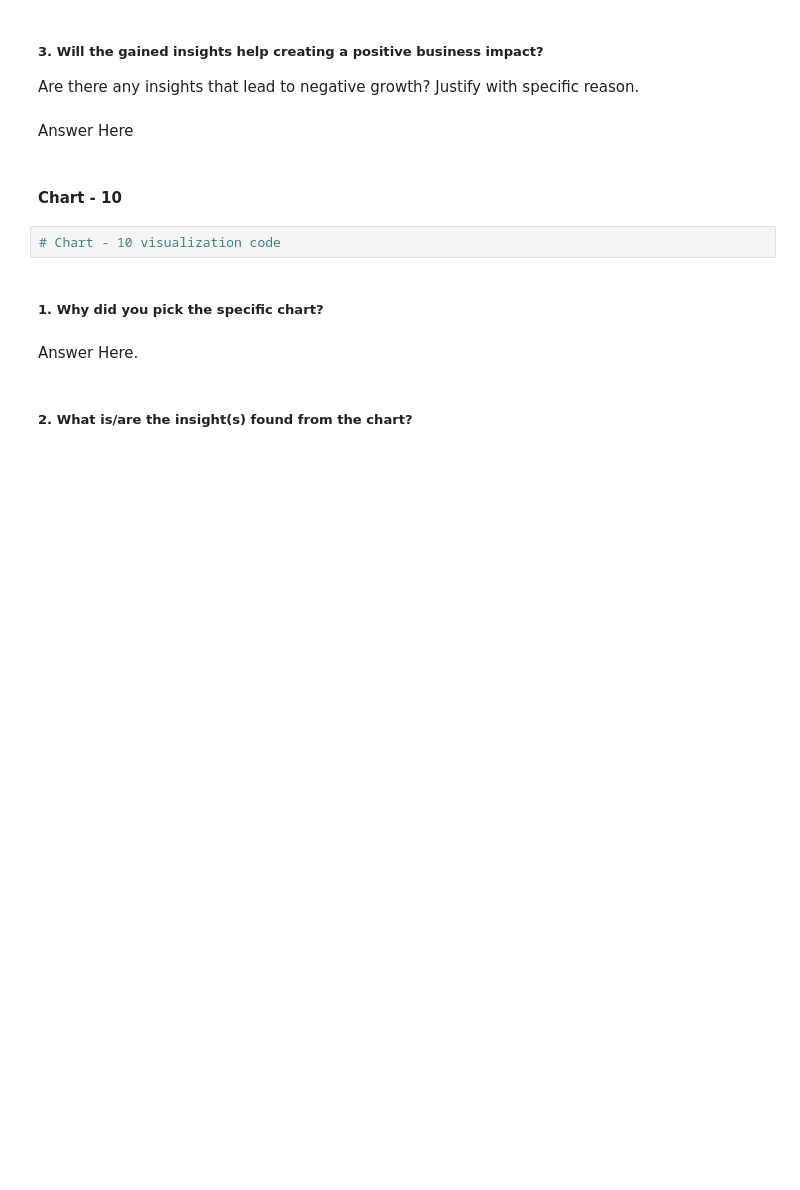
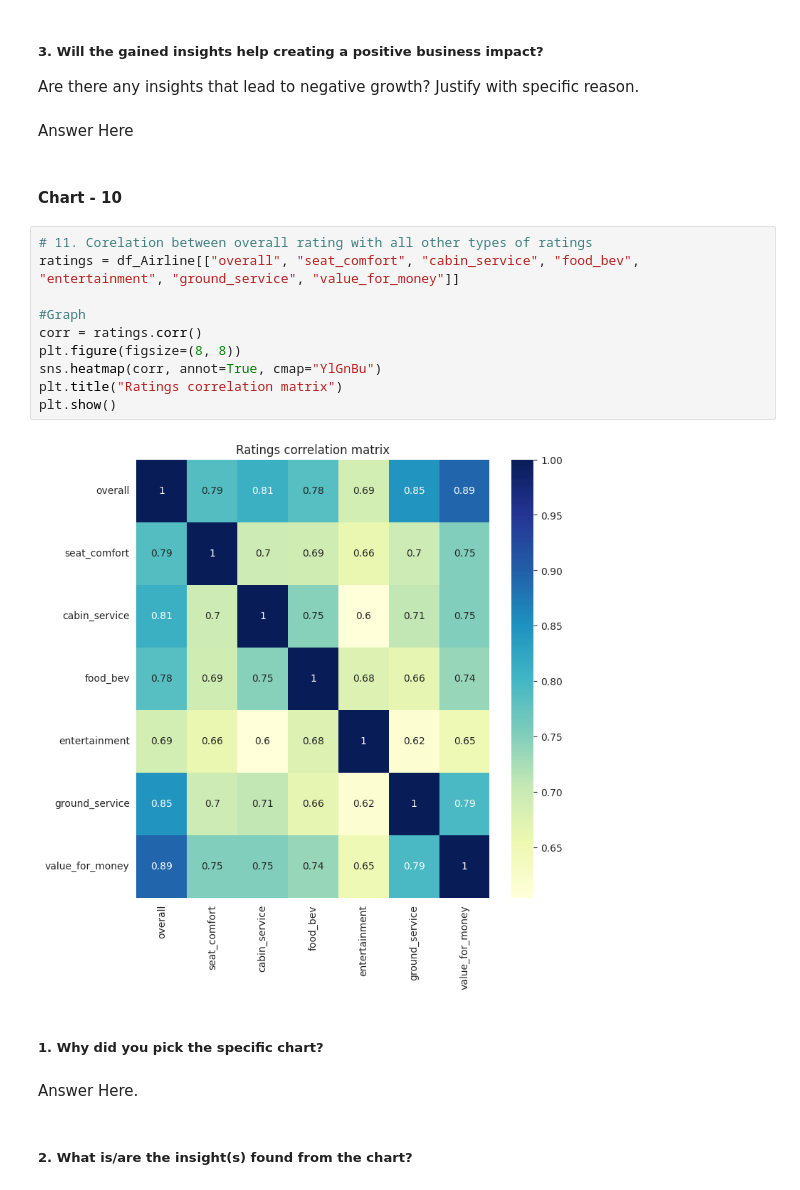
Before and after one commit to Preet3621/Classification_Airline_preet, a Jupyter notebook: Air_Referal_Preet.ipynb, the cells around one changed output. Drawn from its saved outputs; the diff is of its cells as text; blank space fills up the shorter version.

```diff
--- a/Air_Referal_Preet.ipynb
+++ b/Air_Referal_Preet.ipynb
@@ -545,8 +550,18 @@ Are there any insights that lead to negative growth? Justify with specific reaso
 Answer Here
 # %% [markdown]
 #### Chart - 10
-# %%
-# Chart - 10 visualization code
+# %%
+# 11. Corelation between overall rating with all other types of ratings
+ratings = df_Airline[["overall", "seat_comfort", "cabin_service", "food_bev", "entertainment", "ground_service", "value_for_money"]]
+
+#Graph
+corr = ratings.corr()
+plt.figure(figsize=(8, 8))
+sns.heatmap(corr, annot=True, cmap="YlGnBu")
+plt.title("Ratings correlation matrix")
+plt.show()
+# %% [output]
+[figure, added]
 # %% [markdown]
 ##### 1. Why did you pick the specific chart?
 # %% [markdown]
```
Also changed, not shown: parts of 13 cells of this notebook.
